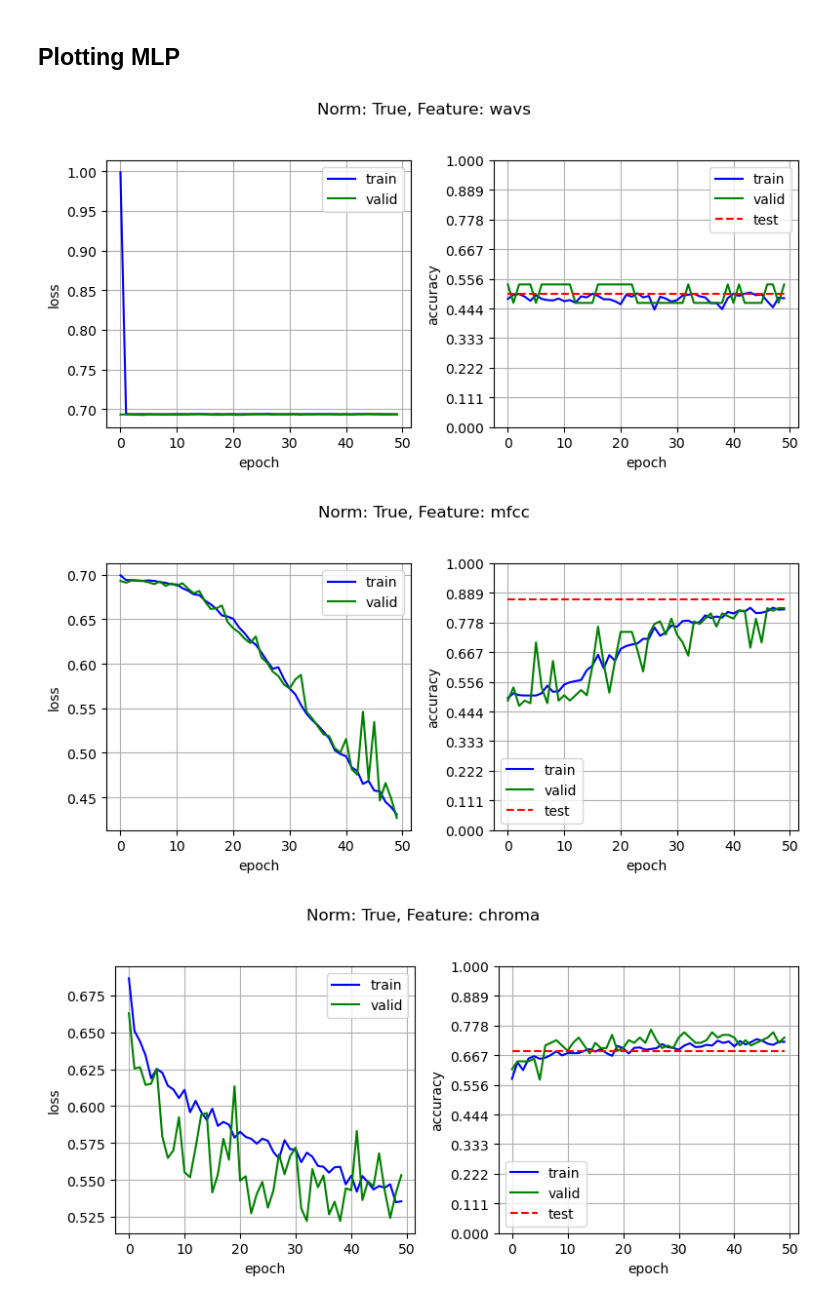
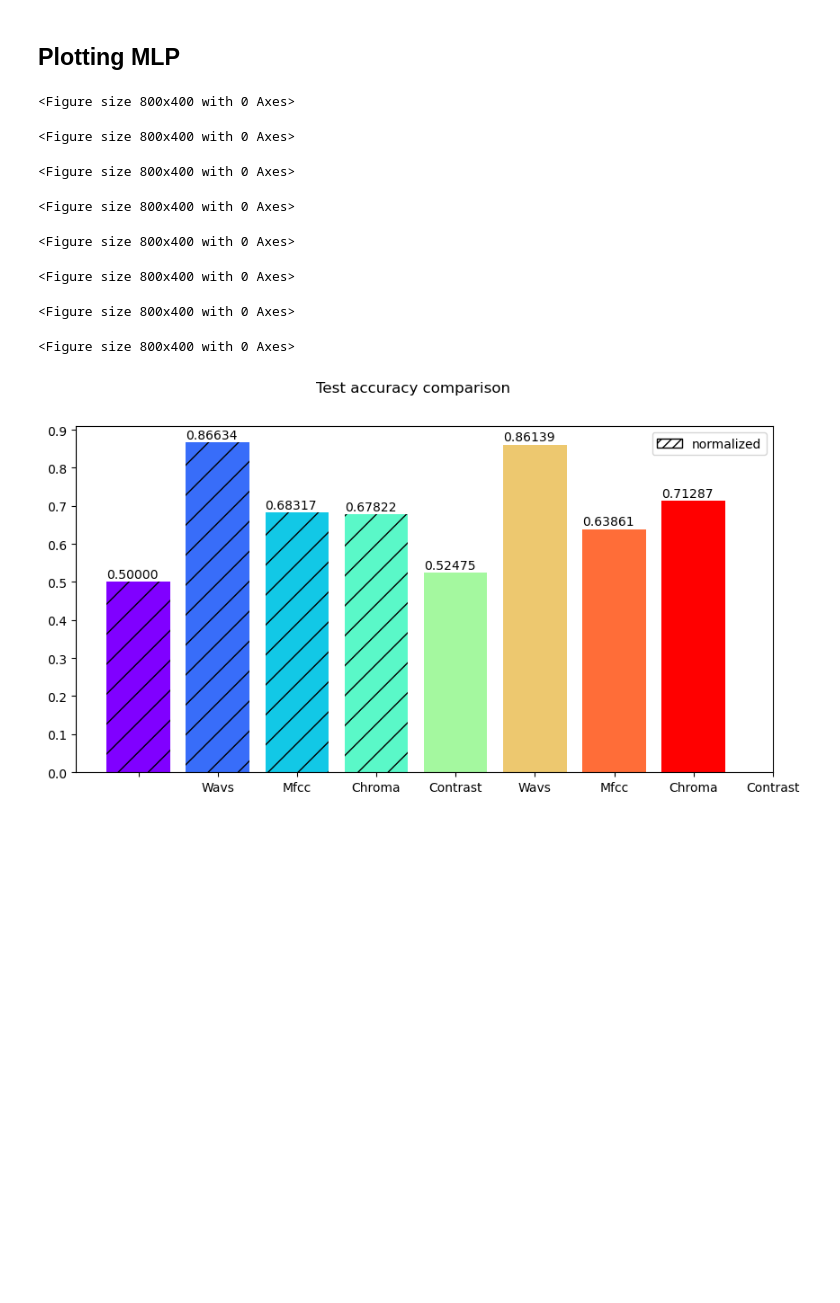
Before and after one commit to Borzoneg/Identity-recognition-from-audio, a Jupyter notebook: src/main.ipynb, the cells around one changed output. Saved outputs shown, nothing was run; the diff lists cells and outputs as text; code cells hidden in the pictures; blank space fills up the shorter version.

```diff
--- a/src/main.ipynb
+++ b/src/main.ipynb
@@ -255,10 +260,2 @@ def knn_param_search(train_data, train_labels, test_data, test_labels,
 # %% [markdown]
 ## Call KNN
-# %%
-classifier = knn_param_search(train_data,
-                              train_labels,
-                              test_data,
-                              test_labels,
-                            #   metrics=['euclidean'],
-                              ks=(1, 3, 5, 10, 25, 50, 100)
-                             )
@@ -283,4 +261,0 @@ Best classifier | metric: manhattan; k:   1; accuracy: 80.00%
-# %%
-predicted_labels = classifier.predict(valid_data)
-correct = predicted_labels == np.array(valid_labels)
-print(f' Accuracy: {correct.mean() * 100:.2f}')
@@ -585,7 +658,8 @@ with open("../data/mlp_results.txt") as  f:
         if len(line_list) == 3:
 
             fig = plt.figure(figsize=(8, 4))
-            fig.suptitle(lines[i])
+            title_str = lines[i].replace('\n', '').replace('Norm', '').replace('Feature', '').replace(':', '').replace(',', '_').replace(' ', '')
+            fig.suptitle(title_str)
 
             train_losses = np.array(lines[i+1].split(':')[1].replace('[', '').replace(']', '').replace(' ', '').replace('\n', '').split(',')).astype(float)
             train_accuracies = np.array(lines[i+2].split(':')[1].replace('[', '').replace(']', '').replace(' ', '').replace('\n', '').split(',')).astype(float)
@@ -593,40 +667,69 @@ with open("../data/mlp_results.txt") as  f:
             valid_accuracies = np.array(lines[i+4].split(':')[1].replace('[', '').replace(']', '').replace(' ', '').replace('\n', '').split(',')).astype(float)
             test_acc[lines[i]] = float(lines[i+5].split(':')[1])
             test_acc_line =np.full((valid_losses.shape), test_acc[lines[i]])
-
             i += 5
 
             plt.subplot(1, 2, 1)
             plt.xlabel('epoch')
             plt.ylabel('loss')
             plt.plot(train_losses,  label='train', c='blue')
             plt.plot(valid_losses,  label='valid', c='green')
             plt.legend()
             plt.grid()
 
             plt.subplot(1, 2, 2)
             plt.xlabel('epoch')
             plt.ylabel('accuracy')
             plt.ylim(0, 1)
             plt.yticks(np.linspace(0, 1, 10))
 
             plt.plot(train_accuracies, label='train', c='blue')
             plt.plot(valid_accuracies, label='valid', c='green')
             plt.plot(test_acc_line, label='test', ls='--', c='red')
             plt.legend()
             plt.grid()
 
             plt.tight_layout()
+            plt.savefig('../data/MLP/' + title_str + '.png')
             plt.show()
-    # fig = plt.figure(figsize=(8,4))
-    # fig.suptitle('Test accuracy comparison')
-    # bars = plt.bar(range(len(test_acc)), list(test_acc.values()), width=0.8)
-    # for bar in bars:
-    #     if bar.get_height() > 0:
-    #         ax.text(bar.get_x(), bar.get_height(), format(int(bar.get_height())))
+
+    fig = plt.figure(figsize=(10,5))
+    fig.suptitle('Test accuracy comparison')
+
+    clrs = plt.cm.rainbow(np.linspace(0, 1, 8))
+
+    ax = fig.add_subplot()
+
+    bars = plt.bar(range(len(test_acc)), list(test_acc.values()), hatch=['/', '/', '/', '/', '', '', '', ''], width=0.8, color=clrs)
+    xlabels = ['']
+    for bar, feature in zip(bars, test_acc):
+        if bar.get_height() > 0:
+            feature_string = feature.replace(':','').replace(', Feature', '').replace(' ', '').replace('Norm', '').replace('False', '').replace('True', '')
+            if 'False' in feature_string:
+                feature_string = feature_string.replace('Norm', '').replace('False', '')
+            else:
+                feature_string = feature_string.replace('True', '')
+            ax.text(bar.get_x(), bar.get_height() + 0.01, "{0:.5f}".format(bar.get_height()))
+            xlabels.append(feature_string.capitalize())
+    ax.set_yticks(np.arange(0, 1, 0.1))
+    ax.set_xticks(range(len(xlabels)))
+    ax.set_xticklabels(xlabels)
+
+    legend_patches = [mpatches.Patch(hatch='///', edgecolor='black', fill=False, label='normalized')]
+    plt.legend(handles=legend_patches)
+
+    plt.savefig('../data/MLP/test_acc.png')
+    plt.show()
+
     for key in test_acc:
         print(key, test_acc[key])
 # %% [output]
+<Figure size 800x400 with 0 Axes>
+<Figure size 800x400 with 0 Axes>
+<Figure size 800x400 with 0 Axes>
+<Figure size 800x400 with 0 Axes>
+<Figure size 800x400 with 0 Axes>
+<Figure size 800x400 with 0 Axes>
+<Figure size 800x400 with 0 Axes>
+<Figure size 800x400 with 0 Axes>
-[figure, old version]
+[figure, new version]
-[figure, removed]
-[figure, removed]
```
Also changed, not shown: parts of 10 cells of this notebook, 23 other files.
